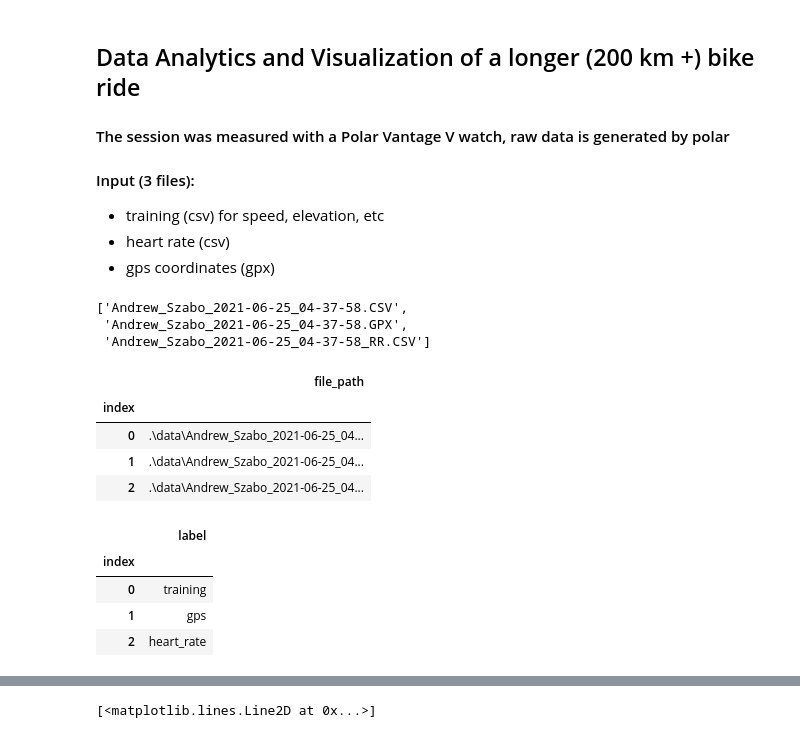
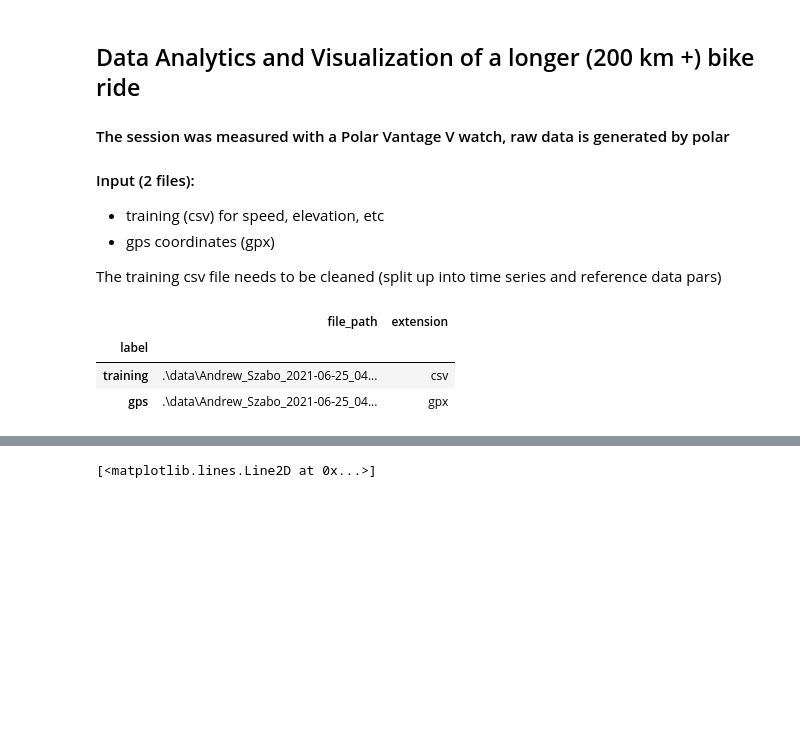
Before and after one commit to andr3wbp/bike_ride_analytics_2021, a Jupyter notebook: Lake_Balaton_bike_ride_2021.ipynb, the cells around one changed output, grey strips where cells are left out. Drawn from its saved outputs; the diff is of its cells as text; code cells hidden in the pictures; blank space fills up the shorter version.

Commit message:
removing separate HR file, streamlining the code
refactoring. no extra output, 1 less input file needed and more concise code

```diff
--- a/Lake_Balaton_bike_ride_2021.ipynb
+++ b/Lake_Balaton_bike_ride_2021.ipynb
@@ -1,10 +1,11 @@
 # %% [markdown]
 ## Data Analytics and Visualization of a longer (200 km +) bike ride
 #### The session was measured with a Polar Vantage V watch, raw data is generated by polar
-#### Input (3 files):
+#### Input (2 files):
 - training (csv) for speed, elevation, etc
-- heart rate (csv)
 - gps coordinates (gpx)
+
+The training csv file needs to be cleaned (split up into time series and reference data pars)
 # %%
 import pandas as pd
 import os
@@ -17,30 +15,20 @@ file_list = os.listdir(data_folder)
-# %%
-file_list
-# %% [output]
-['Andrew_Szabo_2021-06-25_04-37-58.CSV',
- 'Andrew_Szabo_2021-06-25_04-37-58.GPX',
- 'Andrew_Szabo_2021-06-25_04-37-58_RR.CSV']
 # %%
+folder = ".\data\\"
+file_list = os.listdir(folder)
+
 for index, file in enumerate(file_list):
-    file = (index, data_folder + '\\' + file)
+    file = (index, folder + file)
     file_list[index] = file
 
-labels = ['training', 'gps', 'heart_rate']
-labels = list(zip(range(3), labels))
+filelist_df = pd.DataFrame(file_list, columns=['index', 'file_path']).set_index('index')
+filelist_df['extension'] = filelist_df.file_path.str.split('.').str[-1].str.lower()
 
-df1 = pd.DataFrame(file_list, columns=['index', 'file_path']).set_index('index')
-df2 = pd.DataFrame(labels, columns=['index', 'label']).set_index('index')
-
-display(df1)
-display(df2)
+labels = {'csv': 'training', 'gpx': 'gps'}
+filelist_df['label'] = filelist_df.extension.map(labels)
+filelist_df.set_index('label', inplace=True)
+display(filelist_df)
 # %% [output]
-|  | file_path |
-| index |  |
-| 0 | .\data\Andrew_Szabo_2021-06-25_04... |
-| 1 | .\data\Andrew_Szabo_2021-06-25_04... |
-| 2 | .\data\Andrew_Szabo_2021-06-25_04... |
+|  | file_path | extension |
+| label |  |  |
+| training | .\data\Andrew_Szabo_2021-06-25_04... | csv |
+| gps | .\data\Andrew_Szabo_2021-06-25_04... | gpx |
-|  | label |
-| index |  |
-| 0 | training |
-| 1 | gps |
-| 2 | heart_rate |
```
Also changed, not shown: parts of 17 cells of this notebook, 1 other file.
